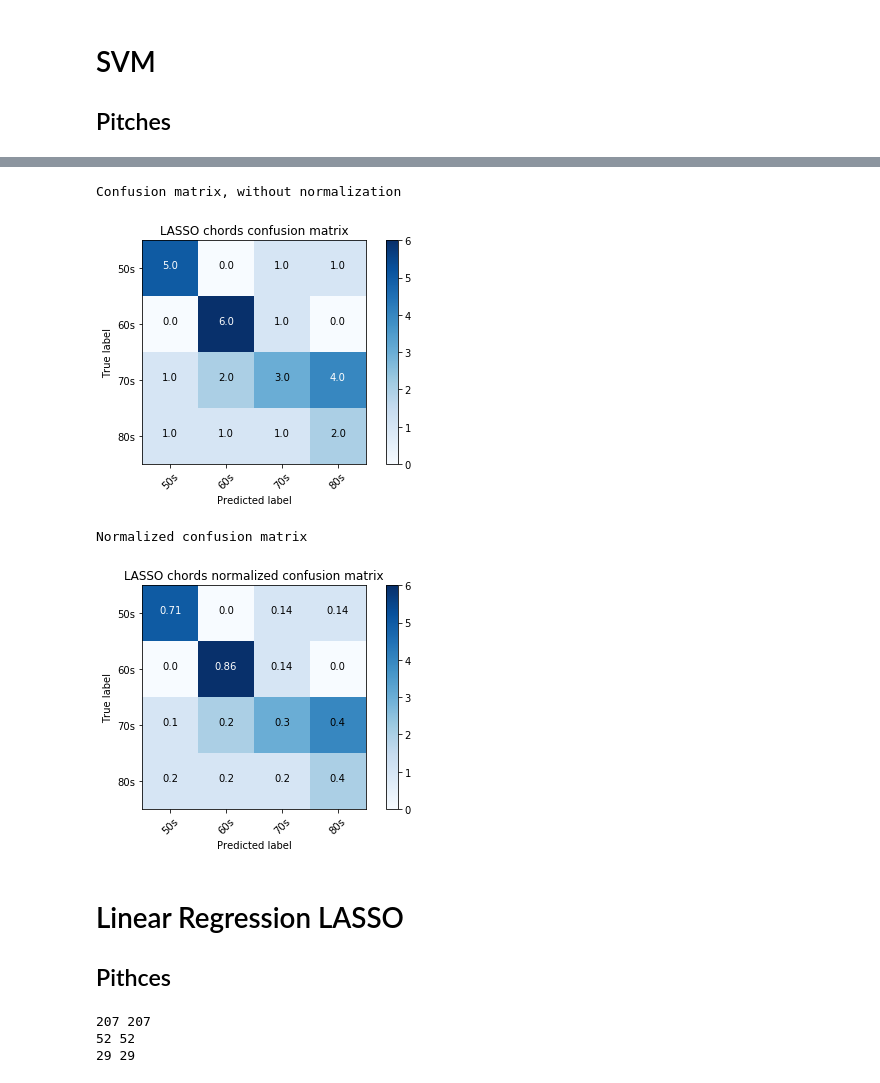
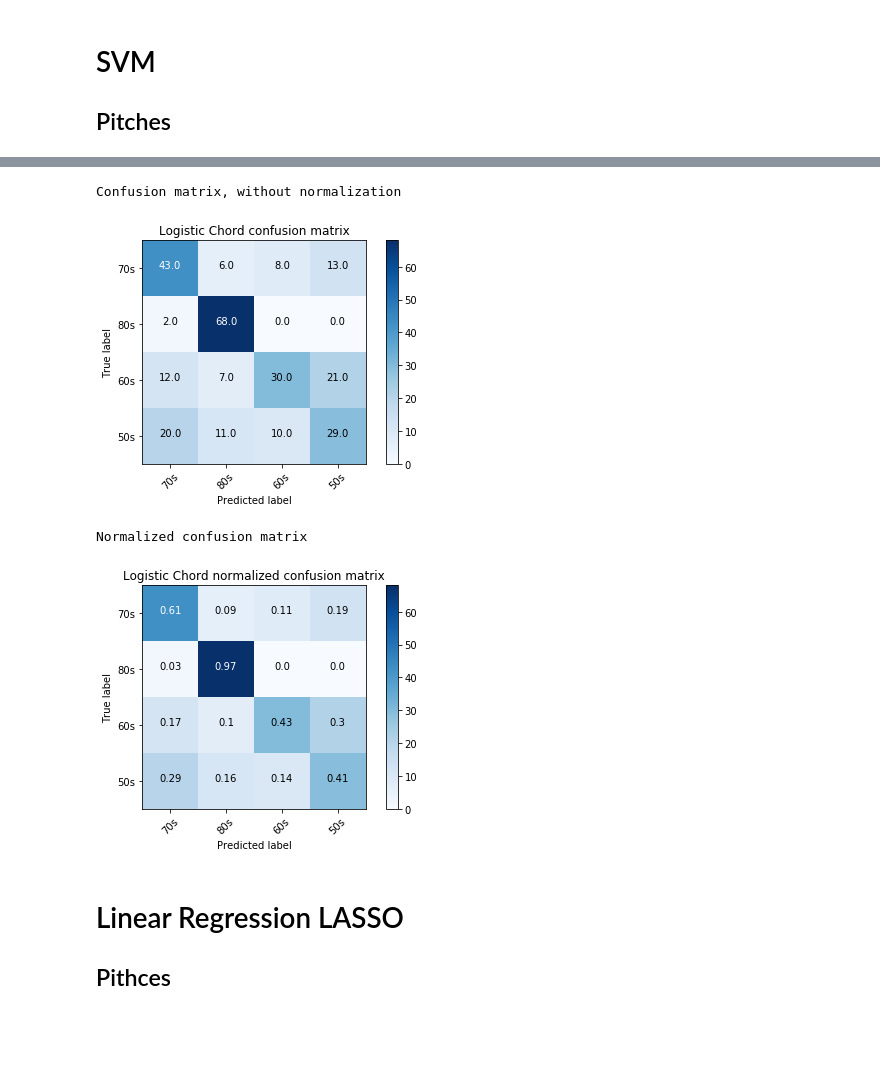
Before and after one commit to Cuspian/MachineLearning, a Jupyter notebook: MIDI_multiclassClassifier.ipynb, the cells around one changed output, grey strips where cells are left out. Cells and saved outputs as stored; diff of their text form; code cells hidden in the pictures; blank space fills up the shorter version.

Commit message:
Multi-class final

```diff
--- a/MIDI_multiclassClassifier.ipynb
+++ b/MIDI_multiclassClassifier.ipynb
@@ -191,0 +176,3 @@ print len(X_test0), len(Y_test0)
+# %%
+def rotate(list_, count):
+    return sum([list_[-count:]]+[list_[:-count]], [])
@@ -467,8 +361,0 @@ TypeError: 'int' object has no attribute '__getitem__'
-# %%
-# Checkng on the test set
-lassoreg = Lasso(alpha = alpha[1][1], normalize = False, max_iter = 1e5)
-lassoreg.fit(X_train, Y_train)
-predict_train = np.asarray(map(cutoff, abs(np.round(lassoreg.predict(X_train)))))
-predict_test = np.asarray(map(cutoff, abs(np.round(lassoreg.predict(X_test)))))
-print "We successfully predict the {} percent of training data".format((Y_train==predict_train).sum()*100/len(Y_train))
-print "We successfully predict the {} percent of test data".format((Y_test==predict_test).sum()*100/len(Y_test))
@@ -485,0 +374,26 @@ plot_ = plt.plot(map(lambda x: x[1], fitted), map(lambda x: x[0], fitted))
+# %%
+# Chords
+X_chord_ = X_chord
+Y_ = Y
+Y_predict = []
+Y_original = []
+best_fits = []
+for i in range(10):
+    print "Rotation ", i
+    test = int(len(X_pitch)*0.1)
+    valid = int(len(X_pitch)*0.15)+test
+    Y_test = Y_[-test:]
+    Y_valid = Y_[-valid:-test]
+    Y_train = Y_[:-valid]
+    X_test = X_chord_[-test:]
+    X_valid = X_chord_[-valid:-test]
+    X_train = X_chord_[:-valid]
+    fit_ = fitC()
+    best_fit = max(enumerate(fit_), key = lambda x: x[1])
+    best_fits.append(best_fit)
+    logreg = LogisticRegression(C = best_fit[1][-1], solver = 'newton-cg', multi_class='multinomial')
+    logreg.fit(X_train, Y_train)
+    Y_predict.append(logreg.predict(X_test))
+    Y_original.append(Y_test)
+    X_chord_ = rotate(X_chord_, int(len(X_chord_)*0.1))
+    Y_ = rotate(Y_, int(len(Y_)*0.1))
@@ -485,0 +411,3 @@ plot_ = plt.plot(map(lambda x: x[1], fitted), map(lambda x: x[0], fitted))
+# %%
+Y_predict_chord = np.asarray(sum(map(lambda y: list(y), Y_predict), []))
+Y_origin_chord = np.asarray(sum(map(lambda y: list(y), Y_original), []))
@@ -486,37 +431,20 @@ plot_ = plt.plot(map(lambda x: x[1], fitted), map(lambda x: x[0], fitted))
 # %%
 # Confusion matrix
-Y_test
 plt.figure()
-plot_confusion_matrix(confusion_matrix(Y_test, predict_test), classes=['50s', '60s', '70s', '80s'], normalize=False,
-                      title='LASSO chords confusion matrix')
+plot_confusion_matrix(confusion_matrix(Y_origin_chord, Y_predict_chord),
+                      classes=['70s', '80s', '60s', '50s'], normalize=False,
+                      title='Logistic Chord confusion matrix')
 # %% [output]
 Confusion matrix, without normalization
-[figure, old version]
+[figure, new version]
 # %%
-plot_confusion_matrix(confusion_matrix(Y_test, predict_test), classes=['50s', '60s', '70s', '80s'], normalize=True,
-                      title='LASSO chords normalized confusion matrix')
+plot_confusion_matrix(confusion_matrix(Y_origin_chord, Y_predict_chord),
+                      classes=['70s', '80s', '60s', '50s'], normalize=True,
+                      title='Logistic Chord normalized confusion matrix')
 # %% [output]
 Normalized confusion matrix
-[figure, old version]
+[figure, new version]
 # %% [markdown]
 # Linear Regression LASSO
 
 ## Pithces
-# %%
-# Merging the vectors together and extracting the attributes and the label
-X = chordvector0_+chordvector1_+chordvector2_+chordvector3_
-Y = [0]*72+[1]*72+[2]*72+[3]*72
-
-# Splitting the data into training and testing subsets 85 to 15 %
-X_train, X_test, Y_train, Y_test = train_test_split(X, Y, test_size = 0.1, random_state = 25)
-
-# Splitting the training subset into training and validating subsets 80 to 20 %
-X_train, X_valid, Y_train, Y_valid = train_test_split(X_train, Y_train, test_size=0.2, random_state = 25)
-
-print len(X_train), len(Y_train)
-print len(X_valid), len(Y_valid)
-print len(X_test), len(Y_test)
-# %% [output]
-207 207
-52 52
-29 29
```
Also changed, not shown: parts of 60 cells of this notebook.
